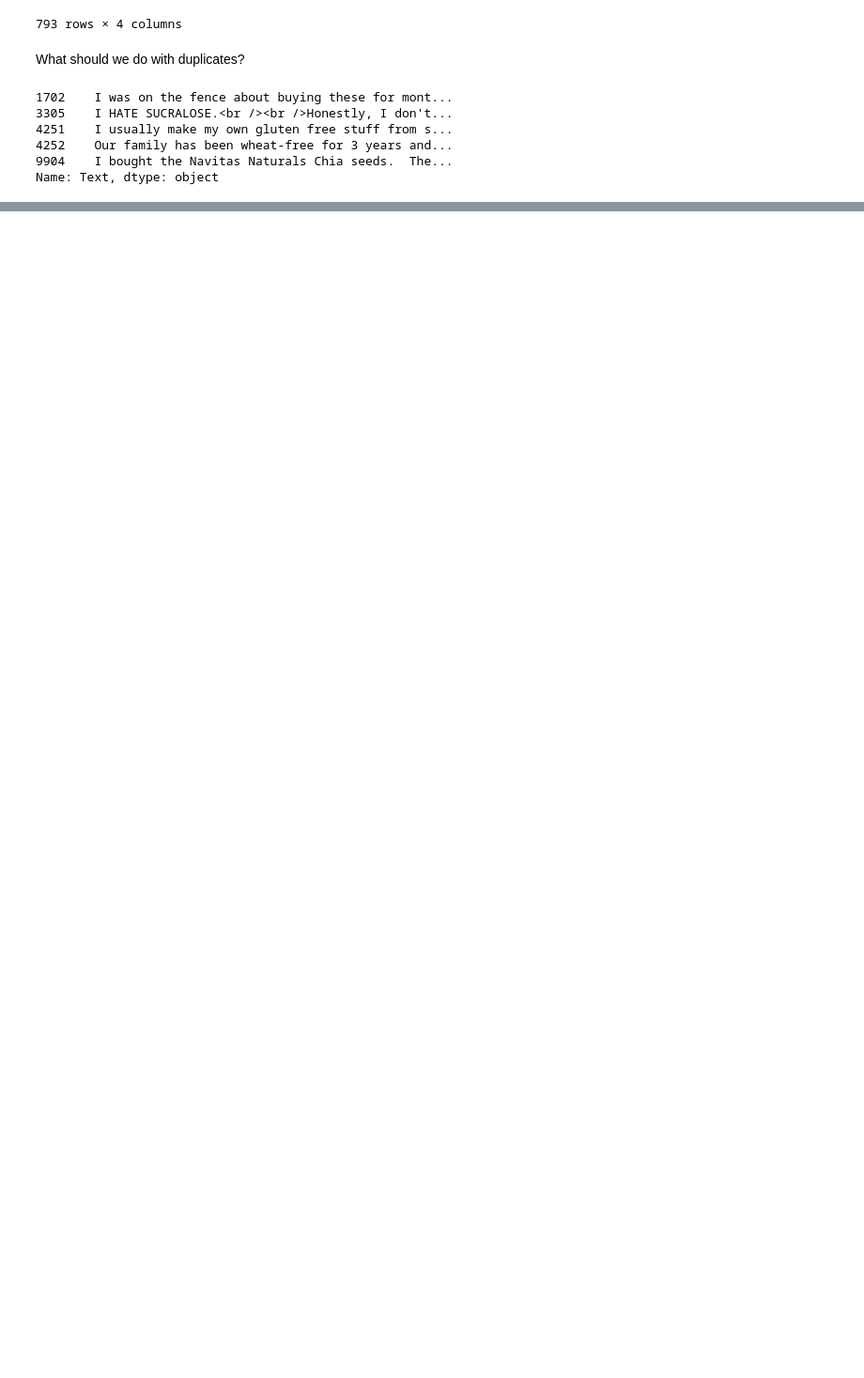
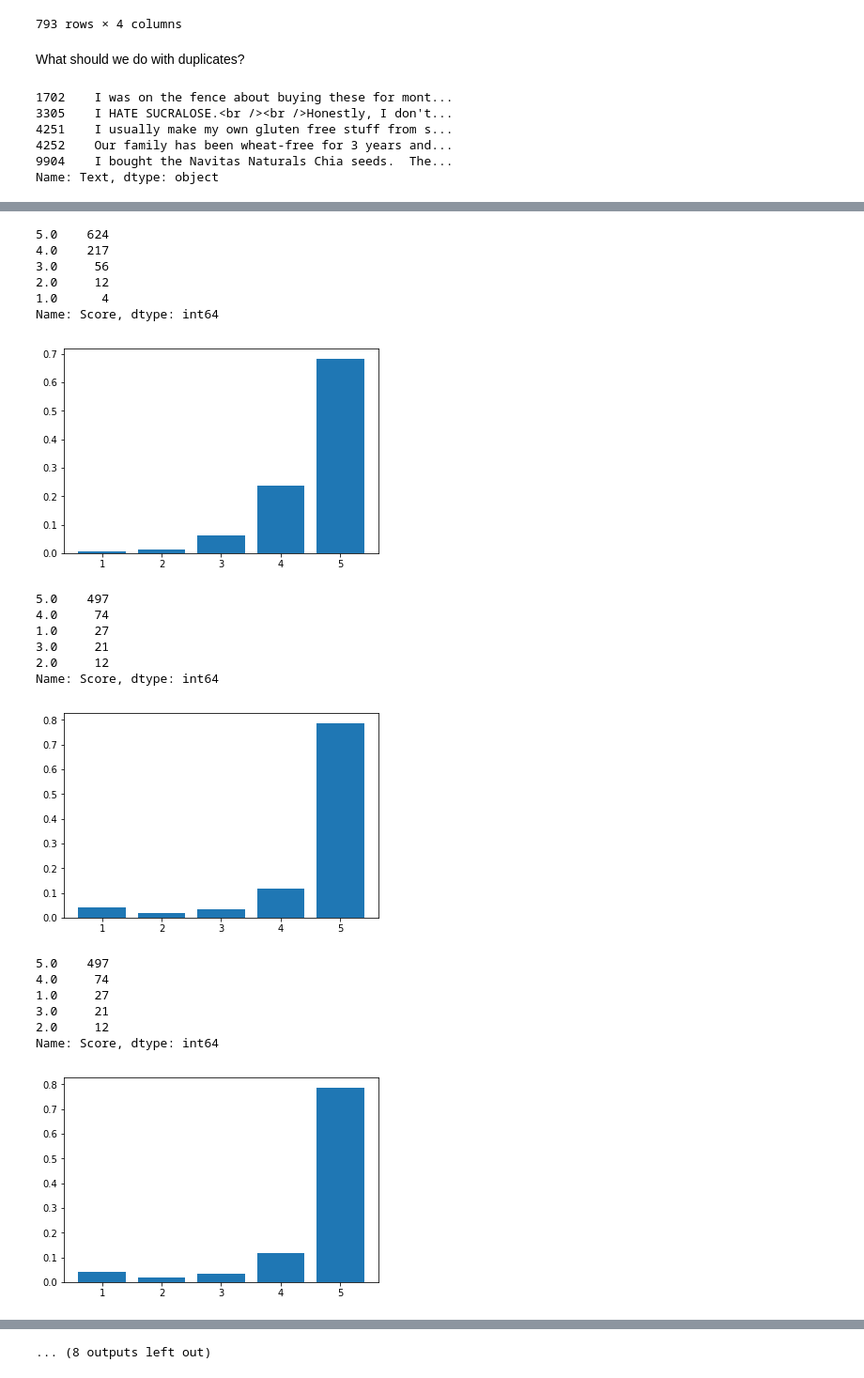
Before and after one commit to MintMin/AmazonReviewsAnalysis, a Jupyter notebook: Nic/Week 1 Nic's Exploratory Analysis.ipynb, the cells around one changed output, grey strips where cells are left out. Shown: that part at 94% size. Saved outputs shown, nothing was run; the diff lists cells and outputs as text; code cells hidden in the pictures; blank space fills up the shorter version.

```diff
--- a/Nic/Week 1 Nic's Exploratory Analysis.ipynb
+++ b/Nic/Week 1 Nic's Exploratory Analysis.ipynb
@@ -330,0 +329,13 @@ Name: Text, dtype: object
+# %%
+columns = ['HelpfulnessNumerator', 'HelpfulnessDenominator', 'Score', 'Count'] # Where Count is the number of duplciates
+for i in columns:
+    print(i)
+    if(i == 'Count'):
+        reviews[i] = reviews.groupby(['UserId','ProductId','Summary','Text'])['Score'].transform('count')
+    else:
+        reviews[i] = reviews.groupby(['UserId','ProductId','Summary','Text'])[i].transform('mean')
+
+# Now, remove duplicates, and keep first entry
+reviews.drop_duplicates(subset = ['UserId', 'ProductId', 'Summary', 'Text'],
+                     keep = 'first', inplace = True)
+reviews.shape
@@ -330,0 +371,3 @@ Name: Text, dtype: object
+# %%
+productReviewCount = reviews.groupby('ProductId').agg({'Count':'count'}).reset_index()
+productReviewCount.shape
@@ -330,0 +376,3 @@ Name: Text, dtype: object
+# %%
+top10 = productReviewCount.sort_values('Count', ascending=False).head(10).ProductId.tolist()
+top10
@@ -330,0 +390,47 @@ Name: Text, dtype: object
+# %%
+def frequencies(values):
+    frequencies = {}
+    for v in values:
+        if v in frequencies:
+            frequencies[v] += 1
+        else:
+            frequencies[v] = 1
+    return frequencies
+def probabilities(sample, freqs):
+    probs = []
+    for k,v in freqs.items():
+        size = len(sample)
+        probs.append(float(v)/size)
+    return probs
+# %%
+for i in top10:
+    x = reviews[reviews['ProductId'] == i].Score
+    print(x.value_counts())
+    freqs = frequencies(x)
+    probs = probabilities(x, freqs)
+    x_axis = list(set(x))
+
+    plt.bar(x_axis, probs)
+    plt.show()
+# %% [output]
+5.0    624
+4.0    217
+3.0     56
+2.0     12
+1.0      4
+Name: Score, dtype: int64
+[figure, added]
+5.0    497
+4.0     74
+1.0     27
+3.0     21
+2.0     12
+Name: Score, dtype: int64
+[figure, added]
+5.0    497
+4.0     74
+1.0     27
+3.0     21
+2.0     12
+Name: Score, dtype: int64
+[figure, added]
@@ -330,0 +458 @@ Name: Text, dtype: object
+... (8 outputs left out)
```
Also changed, not shown: parts of 19 cells of this notebook.
